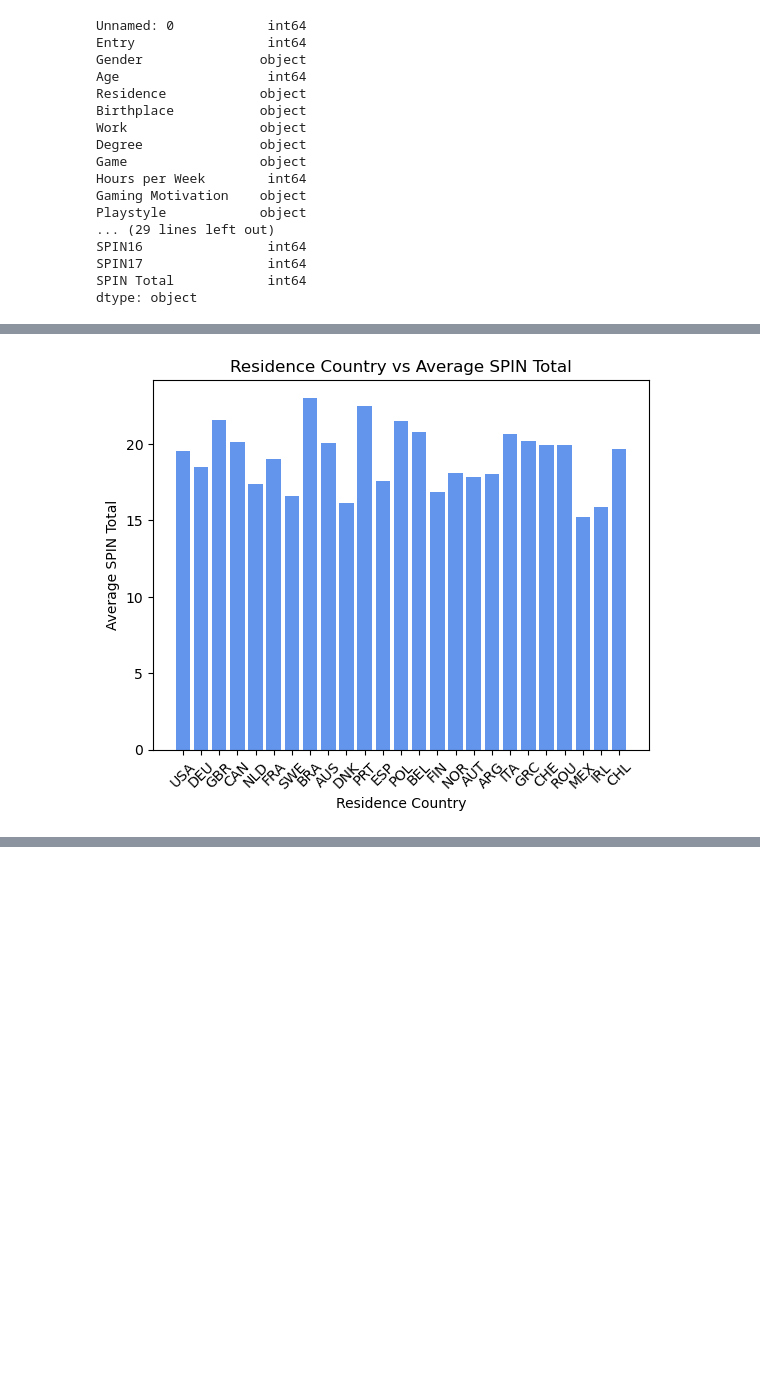
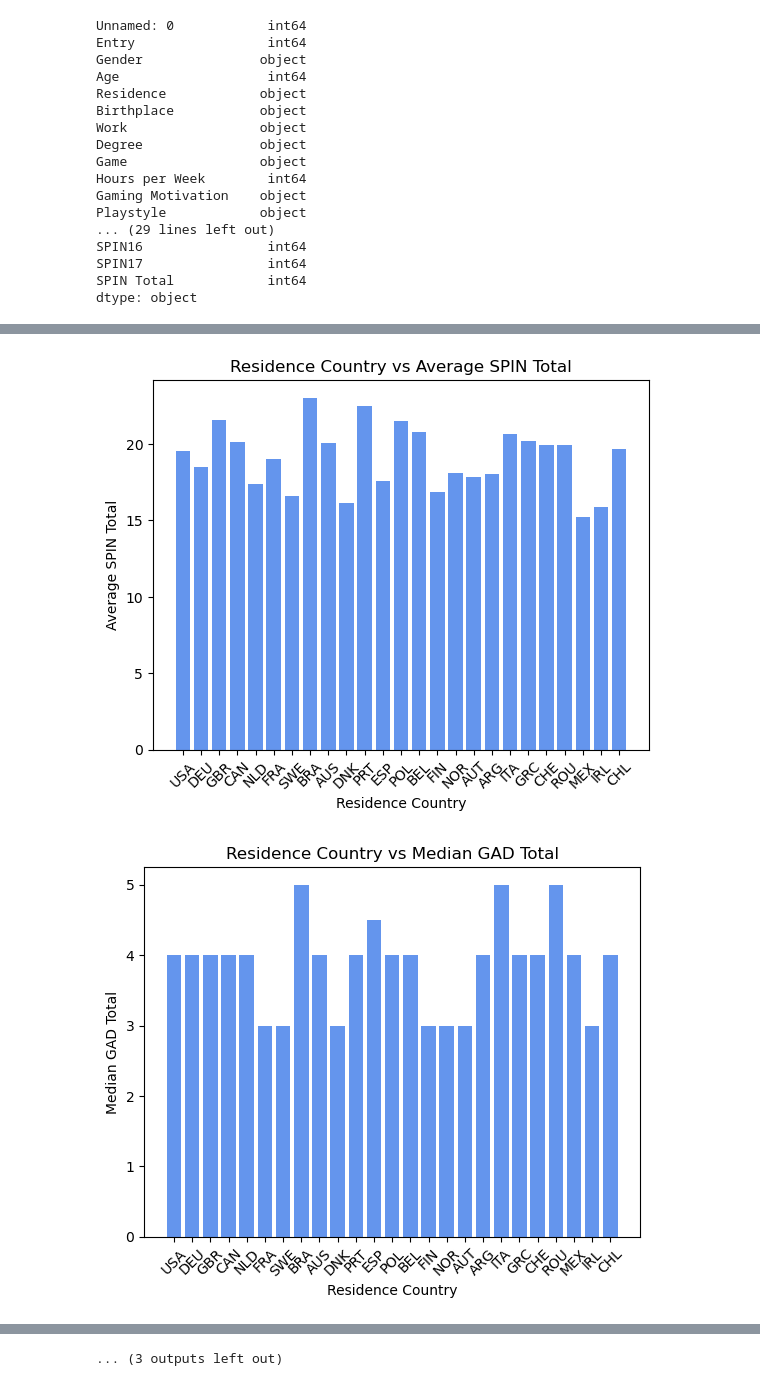
Before and after one commit to ComfyKoala/Project_1_Group_1, a Jupyter notebook: maribels_analysis/maribels_analysis.ipynb, the cells around one changed output, grey strips where cells are left out. Drawn from its saved outputs; the diff is of its cells as text; code cells hidden in the pictures; blank space fills up the shorter version.

```diff
--- a/maribels_analysis/maribels_analysis.ipynb
+++ b/maribels_analysis/maribels_analysis.ipynb
@@ -333,16 +377,17 @@ avgsummary
 # %%
 # plot scatter plots for each test total
 
-x=avgsummary.index
+x=statsummary.index
 
-for column in avgsummary.columns:
+for column in statsummary.columns:
     plt.figure()
-    plt.bar(x,avgsummary[column],color="cornflowerblue")
+    plt.bar(x,statsummary[column],color="cornflowerblue")
     plt.xticks(rotation=45)
     plt.title(f"Residence Country vs {column}")
     plt.xlabel("Residence Country")
     plt.ylabel(column);
 # %% [output]
 [figure]
 [figure]
 [figure]
+[figure, added]
@@ -348,0 +402 @@ for column in avgsummary.columns:
+... (3 outputs left out)
```
Also changed, not shown: parts of 5 cells of this notebook.
